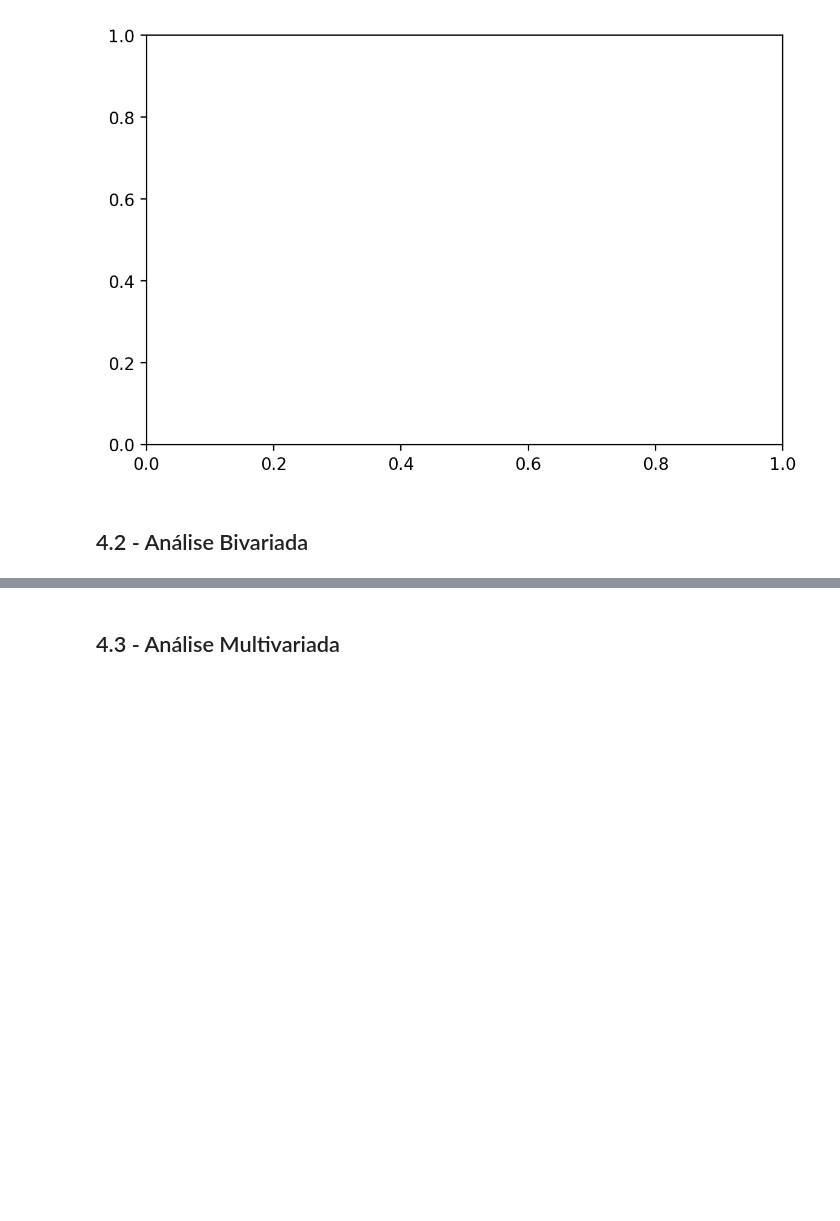
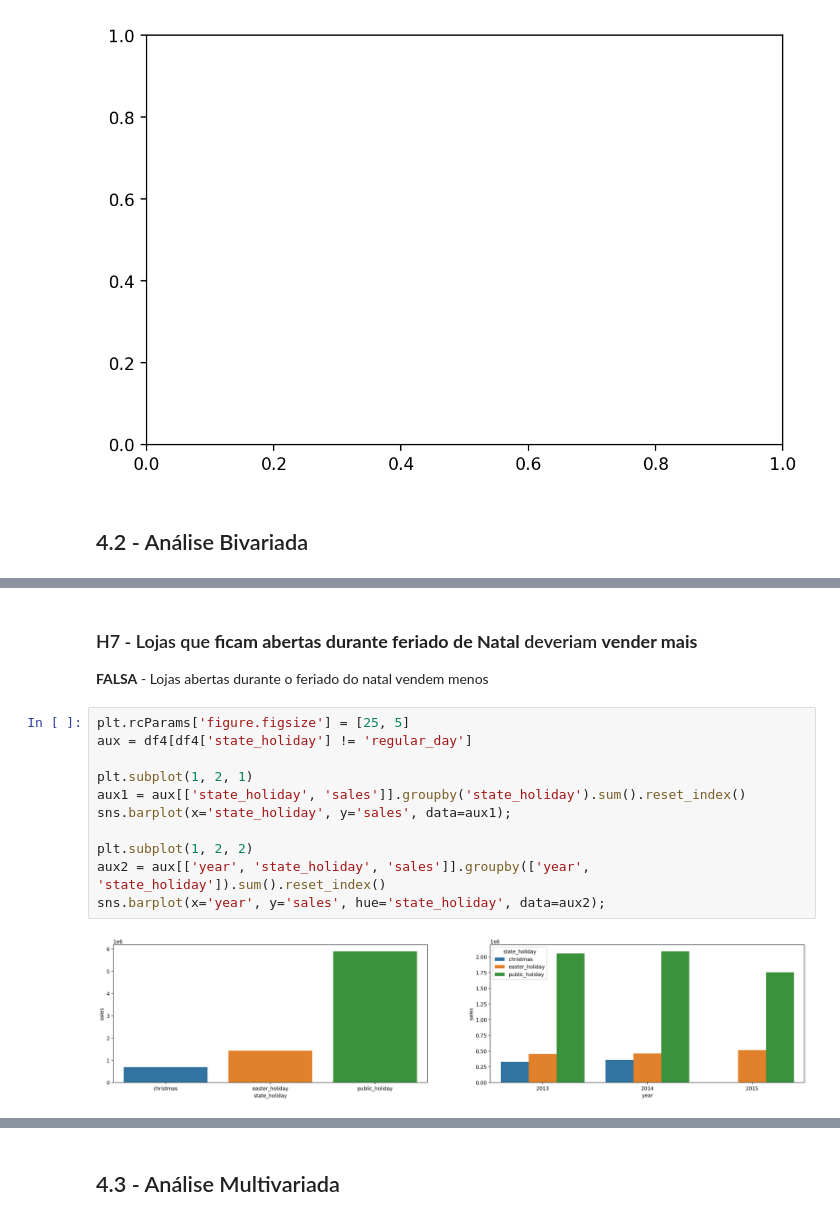
Before and after one commit to GabrielAlvesDS/rossmann-sale-prediction, a Jupyter notebook: notebooks/DS_em_Producao_-_Mod_04.ipynb, the cells around one changed output, grey strips where cells are left out. Saved outputs shown, nothing was run; the diff lists cells and outputs as text; blank space fills up the shorter version.

```diff
--- a/notebooks/DS_em_Producao_-_Mod_04.ipynb
+++ b/notebooks/DS_em_Producao_-_Mod_04.ipynb
@@ -599,0 +600,16 @@ ax.legend(labels=['Tradicional & Extendida', 'Extendida']);
+# %% [markdown]
+### H7 - Lojas que **ficam abertas durante feriado de Natal** deveriam **vender mais**
+**FALSA** - Lojas abertas durante o feriado do natal vendem menos
+# %%
+plt.rcParams['figure.figsize'] = [25, 5]
+aux = df4[df4['state_holiday'] != 'regular_day']
+
+plt.subplot(1, 2, 1)
+aux1 = aux[['state_holiday', 'sales']].groupby('state_holiday').sum().reset_index()
+sns.barplot(x='state_holiday', y='sales', data=aux1);
+
+plt.subplot(1, 2, 2)
+aux2 = aux[['year', 'state_holiday', 'sales']].groupby(['year', 'state_holiday']).sum().reset_index()
+sns.barplot(x='year', y='sales', hue='state_holiday', data=aux2);
+# %% [output]
+[figure, added]
```
Also changed, not shown: parts of 34 cells of this notebook.
